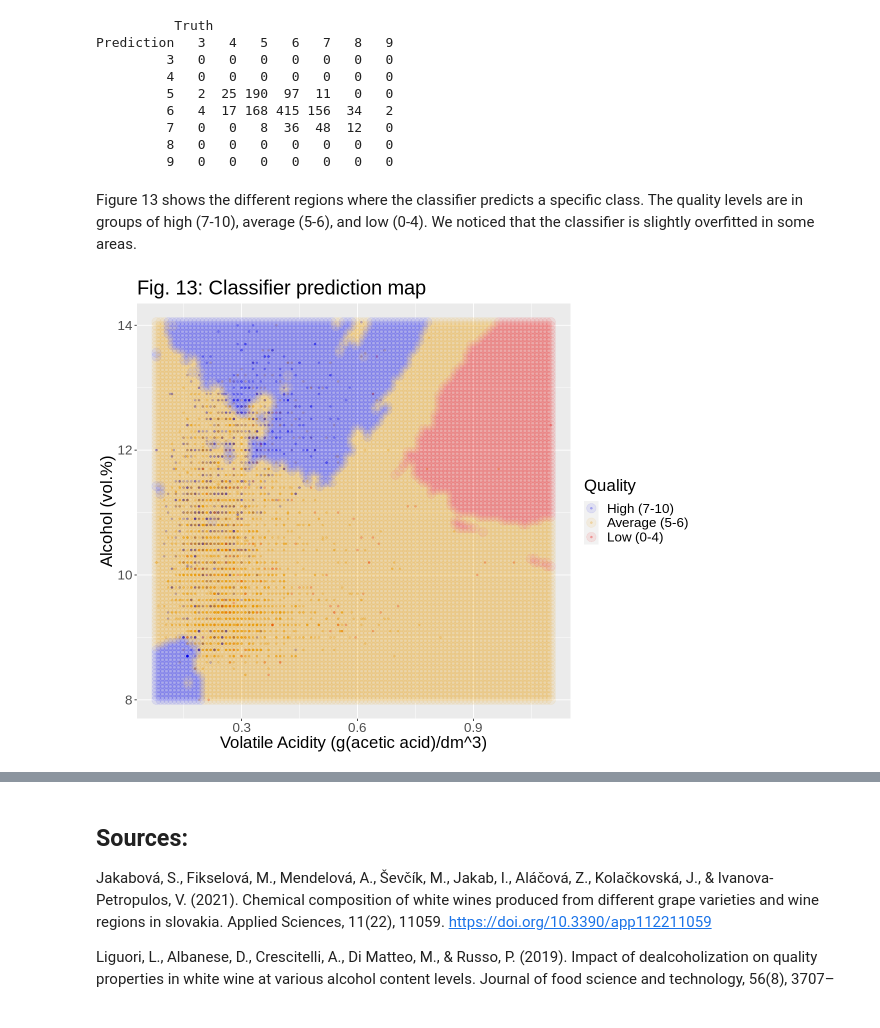
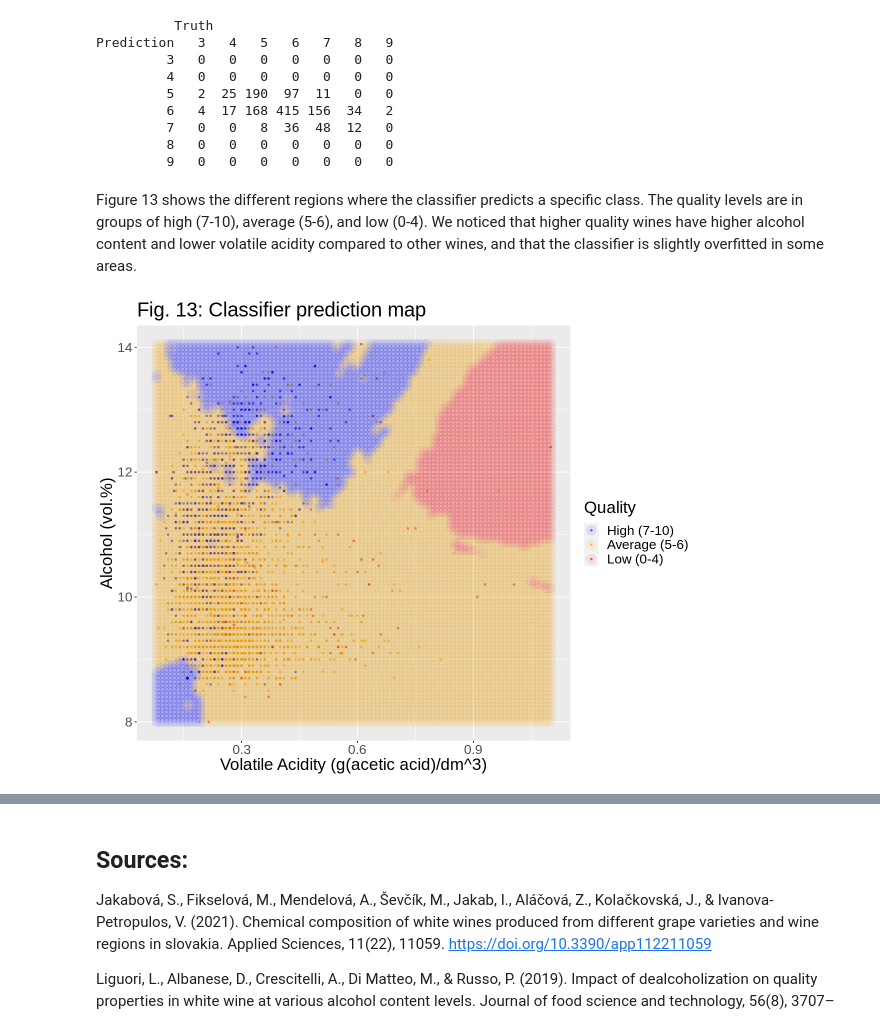
Before and after one commit to pradhyumnan8/DSCI-100-Wine-Quality-Predictor-Project, a Jupyter notebook: group_project_report.ipynb, the cells around one changed output, grey strips where cells are left out. Saved outputs shown, nothing was run; the diff lists cells and outputs as text; code cells hidden in the pictures.

```diff
--- a/group_project_report.ipynb
+++ b/group_project_report.ipynb
@@ -353,7 +340,7 @@ Prediction   3   4   5   6   7   8   9
          8   0   0   0   0   0   0   0
          9   0   0   0   0   0   0   0
 # %% [markdown]
-Figure 13 shows the different regions where the classifier predicts a specific class. The quality levels are in groups of high (7-10), average (5-6), and low (0-4). We noticed that the classifier is slightly overfitted in some areas.
+Figure 13 shows the different regions where the classifier predicts a specific class. The quality levels are in groups of high (7-10), average (5-6), and low (0-4). We noticed that higher quality wines have higher alcohol content and lower volatile acidity compared to other wines, and that the classifier is slightly overfitted in some areas.
 # %%
 options(repr.plot.width = 10, repr.plot.height = 8)
 
@@ -363,7 +350,7 @@ wine_train_grouped <- wine_train |>
                                      quality %in% c(5,6) ~ "Average (5-6)",
                                      quality %in% c(7,8,9,10) ~ "High (7-10)"))
 
-wine_train_grouped$grouped_score <- factor(wine_train_grouped_score$grouped_score,
+wine_train_grouped$grouped_score <- factor(wine_train_grouped$grouped_score,
                                                  levels = c("High (7-10)", "Average (5-6)", "Low (0-4)"))
 
 # from https://datasciencebook.ca/classification1.html#puttingittogetherworkflow
@@ -388,36 +375,36 @@ prediction_table <- bind_cols(knnPredGrid, asgrid) |>
                                      quality %in% c(5,6) ~ "Average (5-6)",
                                      quality %in% c(7,8,9,10) ~ "High (7-10)"))
 
 prediction_table$grouped_score <- factor(prediction_table$grouped_score,
                                          levels = c("High (7-10)", "Average (5-6)", "Low (0-4)"))
 
 # plot:
 # 1. the colored scatter of the original data
 # 2. the faded colored scatter for the grid points
 wkflw_plot <-
   ggplot() +
-  geom_point(data = wine_train_grouped_score,
+  geom_point(data = wine_train_grouped,
              mapping = aes(x = volatile.acidity,
                            y = alcohol,
                            color = grouped_score),
-             alpha = 0.25,
+             alpha = 0.5,
              size = 0.75) +
   geom_point(data = prediction_table,
              mapping = aes(x = volatile.acidity,
                            y = alcohol,
                            color = grouped_score),
              alpha = 0.08,
              size = 5) +
   labs(color = "Quality",
        title = "Fig. 13: Classifier prediction map",
        x = "Volatile Acidity (g(acetic acid)/dm^3)",
        y = "Alcohol (vol.%)") +
   scale_color_manual(values = c("blue2", "orange2", "red2")) +
   theme(text = element_text(size = 20))
 
 wkflw_plot
 # %% [output]
-[figure, old version]
+[figure, new version]
 # %% [markdown]
 ## Discussion:
 
```
Also changed, not shown: parts of 12 cells of this notebook.
